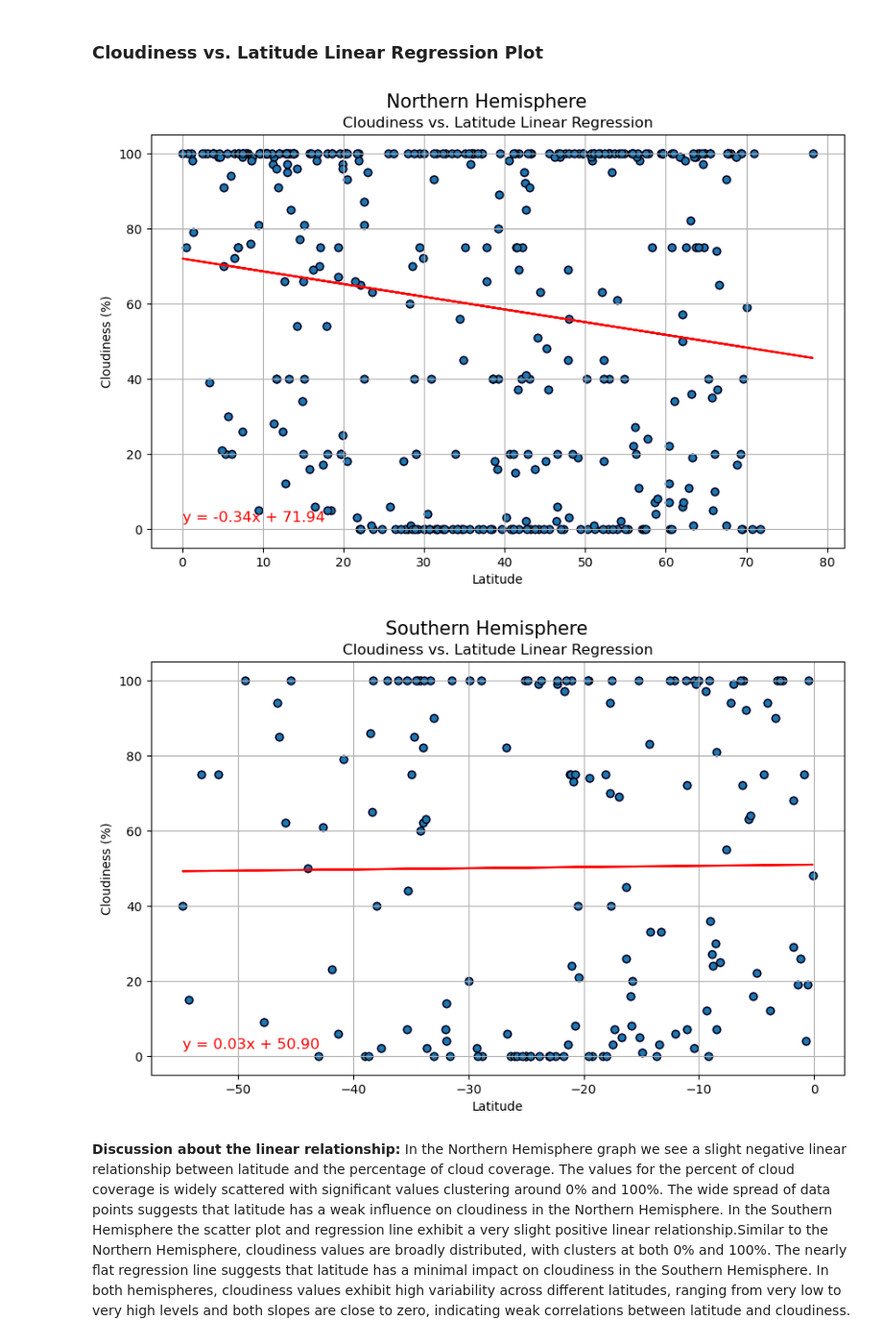
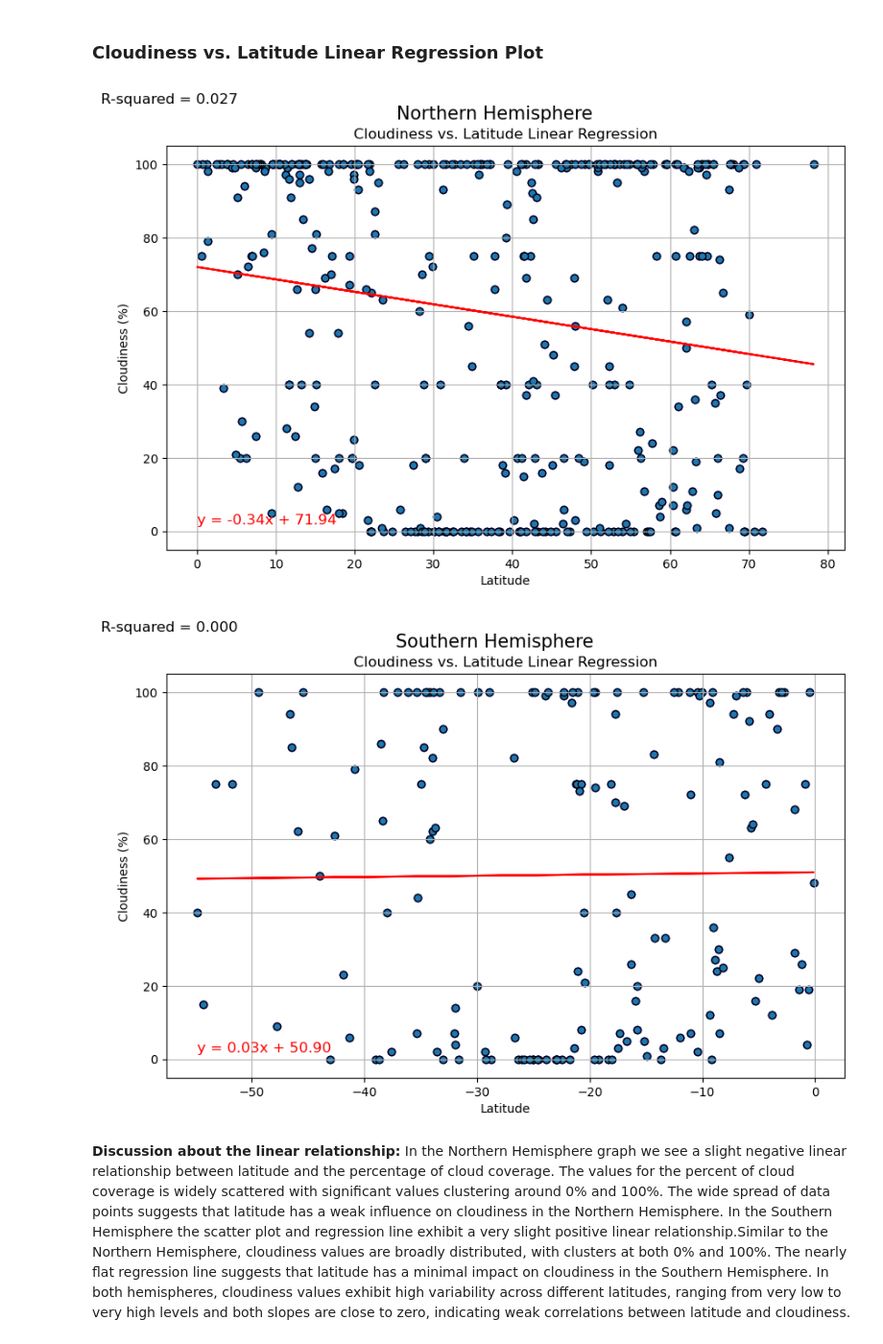
Before and after one commit to Taireagan/World_Weather_Analysis, a Jupyter notebook: Starter_Code/WeatherPy.ipynb, the cells around one changed output. Shown at 96% size. Drawn from its saved outputs; the diff is of its cells as text; code cells hidden in the pictures.

```diff
--- a/Starter_Code/WeatherPy.ipynb
+++ b/Starter_Code/WeatherPy.ipynb
@@ -442,32 +480,48 @@ plt.show()
 # %%
 # Northern Hemisphere
 x_values = northern_hemishpere_df['Lat']
 y_values = northern_hemishpere_df['Cloudiness']
 title_string = 'Cloudiness vs. Latitude Linear Regression'
 subtitle_string = 'Northern Hemisphere'
+
+# Calculate linear regression
+slope, intercept, r_value, p_value, std_err = linregress(x_values, y_values)
+
+# Compute regression line values
+regress_values = x_values * slope + intercept
 
 plt.figure(figsize=(10, 6))
 plt.scatter(x_values, y_values, color='blue', label='Data Points')
 plt.xlabel('Latitude')
 plt.ylabel('Cloudiness (%)')
 plt.title(title_string, fontsize=12, loc='center')
 plt.figtext(0.5, 0.93, subtitle_string, fontsize=15, ha='center')
 plt.grid(True)
 
+# Display R-squared value
+r_squared_text = f'R-squared = {r_value**2:.3f}'
+plt.suptitle(r_squared_text, fontsize=12, x=0.05, y=0.98, ha='left')
+
 # Plot graph
 linear_regression(x_values, y_values, text_position=(x_values.min(), y_values.min() + 2))
 
 
 # Show the plot
 plt.show()
 # %% [output]
-[figure, old version]
+[figure, new version]
 # %%
 # Southern Hemisphere
 x_values = southern_hemisphere_df['Lat']
 y_values = southern_hemisphere_df['Cloudiness']
 title_string = 'Cloudiness vs. Latitude Linear Regression'
 subtitle_string = 'Southern Hemisphere'
+
+# Calculate linear regression
+slope, intercept, r_value, p_value, std_err = linregress(x_values, y_values)
+
+# Compute regression line values
+regress_values = x_values * slope + intercept
 
 plt.figure(figsize=(10, 6))
 plt.scatter(x_values, y_values, color='blue', label='Data Points')
@@ -477,14 +531,17 @@ plt.title(title_string, fontsize=12, loc='center')
 plt.figtext(0.5, 0.93, subtitle_string, fontsize=15, ha='center')
 plt.grid(True)
 
+# Display R-squared value
+r_squared_text = f'R-squared = {r_value**2:.3f}'
+plt.suptitle(r_squared_text, fontsize=12, x=0.05, y=0.98, ha='left')
+
 # Plot graph
 linear_regression(x_values, y_values, text_position=(x_values.min(), y_values.min() + 2))
 
-
 # Show the plot
 plt.show()
 # %% [output]
-[figure, old version]
+[figure, new version]
 # %% [markdown]
 **Discussion about the linear relationship:** In the Northern Hemisphere graph we see a slight negative linear relationship between latitude and the percentage of cloud coverage. The values for the percent of cloud coverage is widely scattered with significant values clustering around 0% and 100%. The wide spread of data points suggests that latitude has a weak influence on cloudiness in the Northern Hemisphere. In the Southern Hemisphere the scatter plot and regression line exhibit a very slight positive linear relationship.Similar to the Northern Hemisphere, cloudiness values are broadly distributed, with clusters at both 0% and 100%. The nearly flat regression line suggests that latitude has a minimal impact on cloudiness in the Southern Hemisphere. In both hemispheres, cloudiness values exhibit high variability across different latitudes, ranging from very low to very high levels and both slopes are close to zero, indicating weak correlations between latitude and cloudiness.
 # %% [markdown]
```
Also changed, not shown: parts of 6 cells of this notebook.
